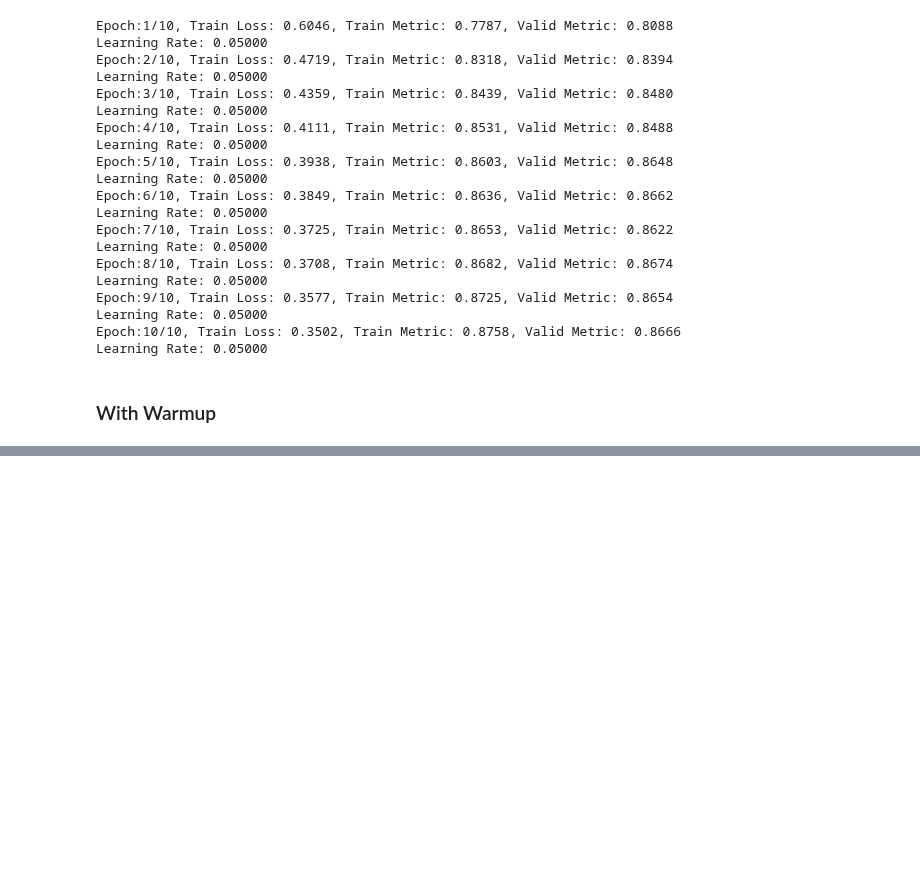
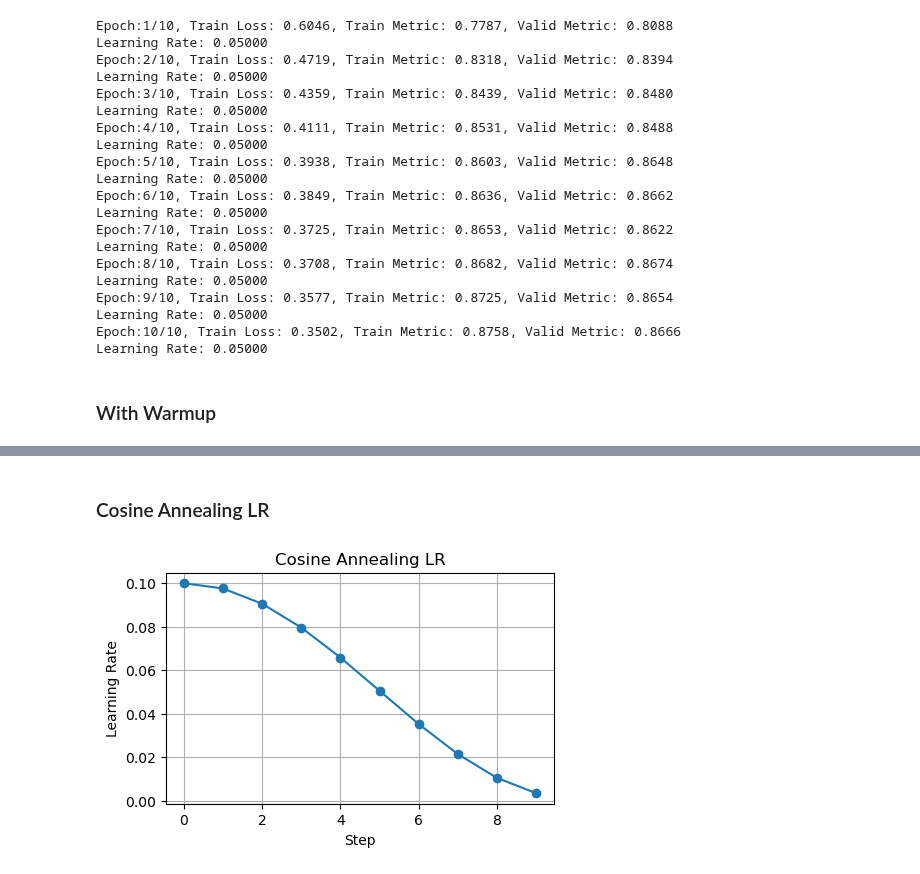
Before and after one commit to ShindeShivam/Machine-Learning, a Jupyter notebook: Deep-Learning-with-Pytorch/2.Training-Deep-Neural-Network/training_deep_neural_nets.ipynb, the cells around one changed output, grey strips where cells are left out. Cells and saved outputs as stored; diff of their text form; code cells hidden in the pictures; blank space fills up the shorter version.

Commit message:
Cosine Annealing Warm Restarts

```diff
--- a/Deep-Learning-with-Pytorch/2.Training-Deep-Neural-Network/training_deep_neural_nets.ipynb
+++ b/Deep-Learning-with-Pytorch/2.Training-Deep-Neural-Network/training_deep_neural_nets.ipynb
@@ -776,0 +824,28 @@ Learning Rate: 0.05000
+# %% [markdown]
+### Cosine Annealing LR
+# %%
+model = torch.nn.Linear(10, 2)
+optimizer = torch.optim.SGD(model.parameters(), lr=0.1)
+
+scheduler = torch.optim.lr_scheduler.CosineAnnealingLR(
+    optimizer, T_max=10, eta_min=0.001
+)
+
+# Track LRs
+lrs = []
+steps = list(range(10))
+
+for step in steps:
+    lrs.append(optimizer.param_groups[0]['lr'])
+    optimizer.step()
+    scheduler.step()
+
+plt.figure(figsize=(5,3))
+plt.plot(steps, lrs, marker='o')
+plt.title("Cosine Annealing LR")
+plt.xlabel("Step")
+plt.ylabel("Learning Rate")
+plt.grid(True)
+plt.show()
+# %% [output]
+[figure, added]
```
Also changed, not shown: parts of 10 cells of this notebook.
